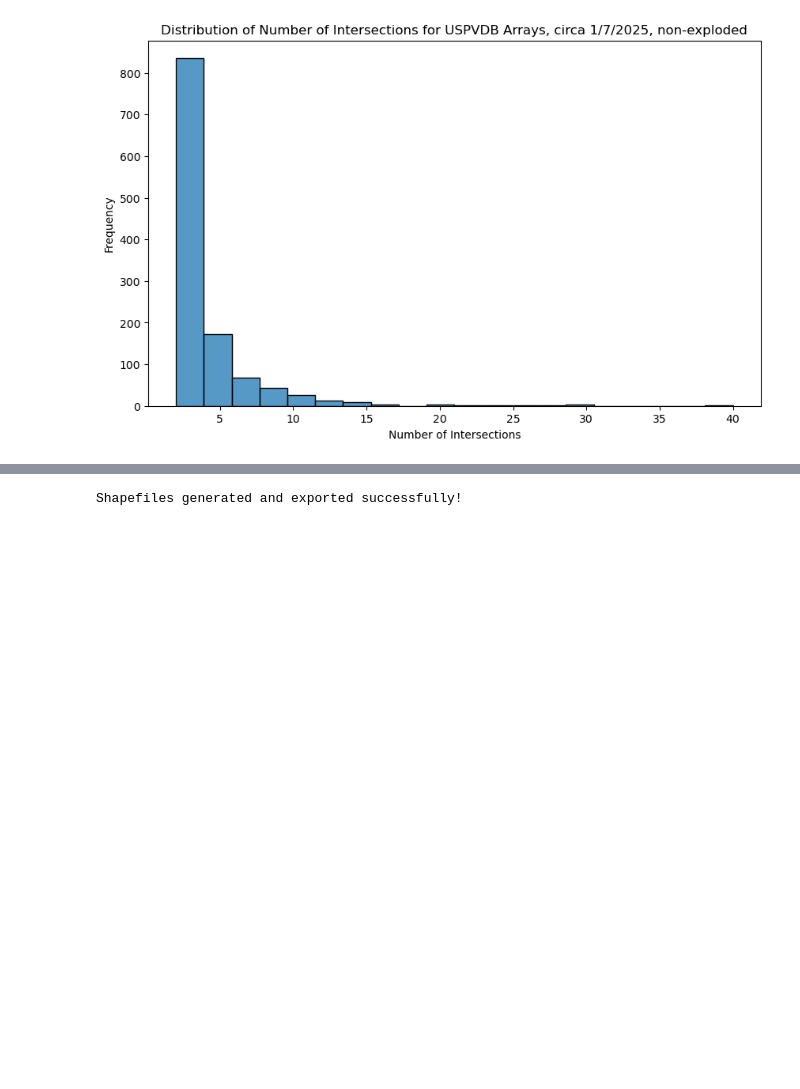
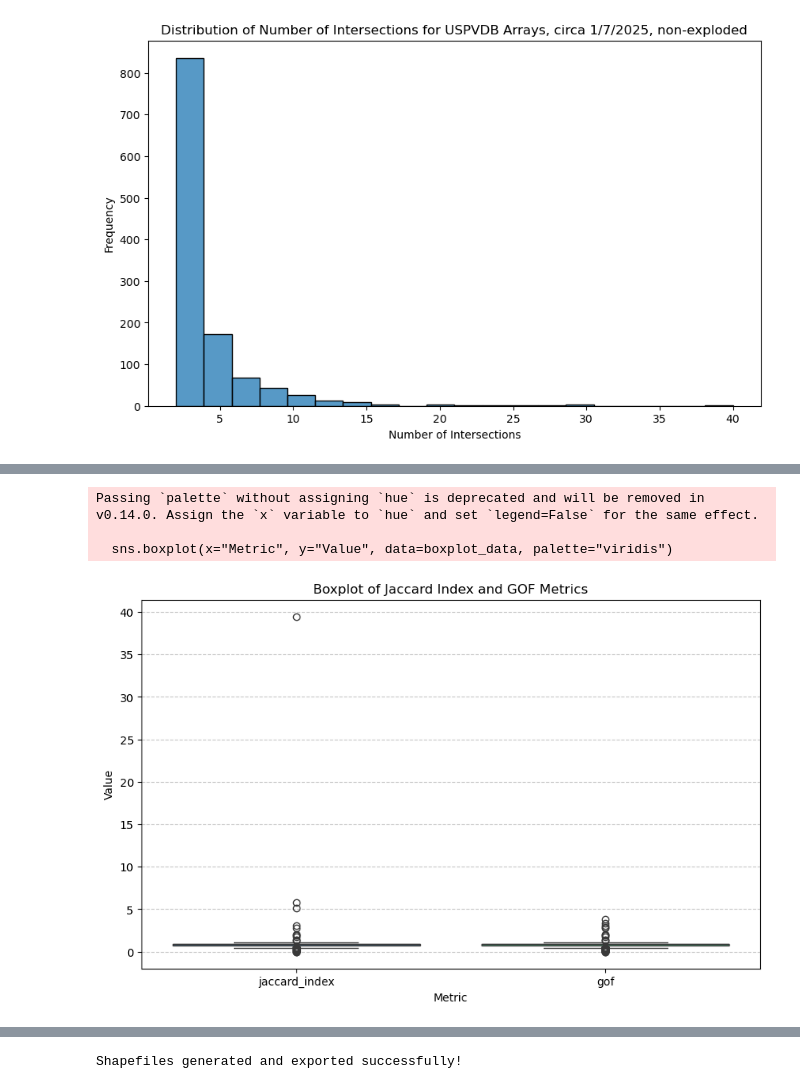
Before and after one commit to stidjaco/GMSEUS, a Jupyter notebook: script9_spatialValidation.ipynb, the cells around one changed output, grey strips where cells are left out. Saved outputs shown, nothing was run; the diff lists cells and outputs as text; code cells hidden in the pictures; blank space fills up the shorter version.

```diff
--- a/script9_spatialValidation.ipynb
+++ b/script9_spatialValidation.ipynb
@@ -443,0 +783,39 @@ See: https://matplotlib.org/stable/tutorials/intermediate/legend_guide.html#impl
+# %%
+def plot_boxplot_metrics(intersections_gdf, metrics, title="Boxplot of Metrics"):
+    """
+    Create a boxplot for the given metrics in the GeoDataFrame.
+
+    Parameters:
+        intersections_gdf (GeoDataFrame): GeoDataFrame containing the metrics to visualize.
+        metrics (list of str): List of metrics to include in the boxplot (e.g., ["jaccard_index", "gof"]).
+        title (str): Title for the boxplot.
+    """
+    # Check if metrics exist in the GeoDataFrame
+    for metric in metrics:
+        if metric not in intersections_gdf.columns:
+            raise ValueError(f"Metric '{metric}' not found in the GeoDataFrame.")
+
+    # Prepare data for boxplot
+    boxplot_data = intersections_gdf[metrics].melt(var_name="Metric", value_name="Value")
+
+    # Create the boxplot
+    plt.figure(figsize=(10, 6))
+    sns.boxplot(x="Metric", y="Value", data=boxplot_data, palette="viridis")
+
+    # Add title and labels
+    plt.title(title)
+    plt.xlabel("Metric")
+    plt.ylabel("Value")
+    plt.grid(axis='y', linestyle='--', alpha=0.7)
+
+    # Show the plot
+    plt.show()
+
+# Example usage
+metrics = ["jaccard_index", "gof"]
+plot_boxplot_metrics(final_intersections, metrics, title="Boxplot of Jaccard Index and GOF Metrics")
+# %% [output]
+Passing `palette` without assigning `hue` is deprecated and will be removed in v0.14.0. Assign the `x` variable to `hue` and set `legend=False` for the same effect.
+
+  sns.boxplot(x="Metric", y="Value", data=boxplot_data, palette="viridis")
+[figure, added]
```
Also changed, not shown: parts of 12 cells of this notebook.
